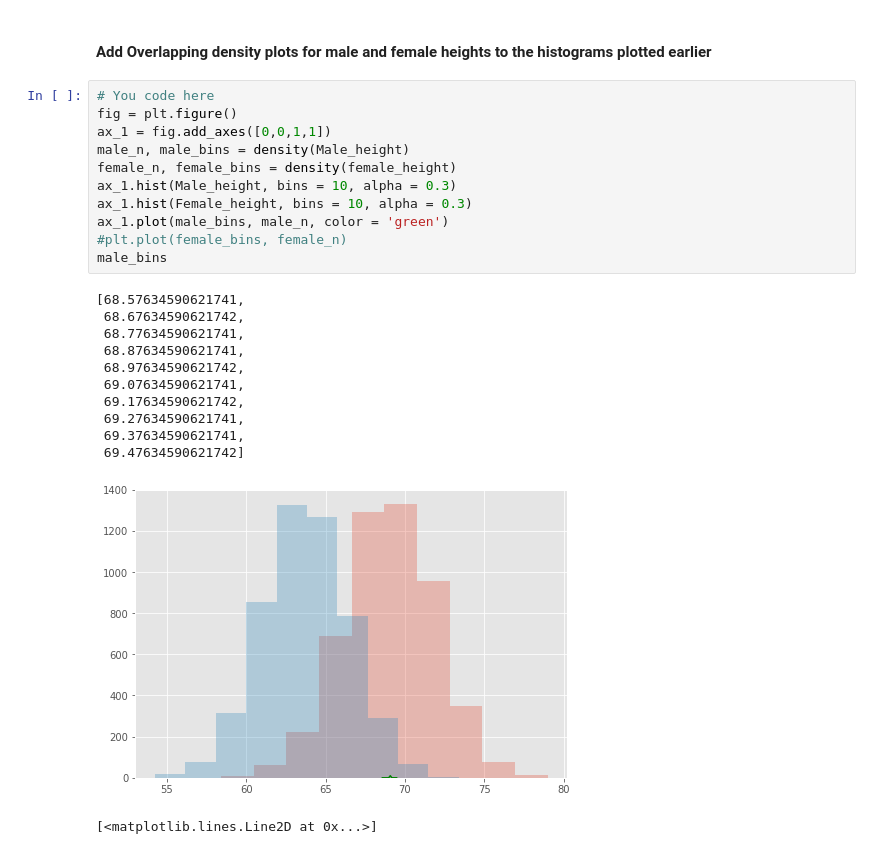
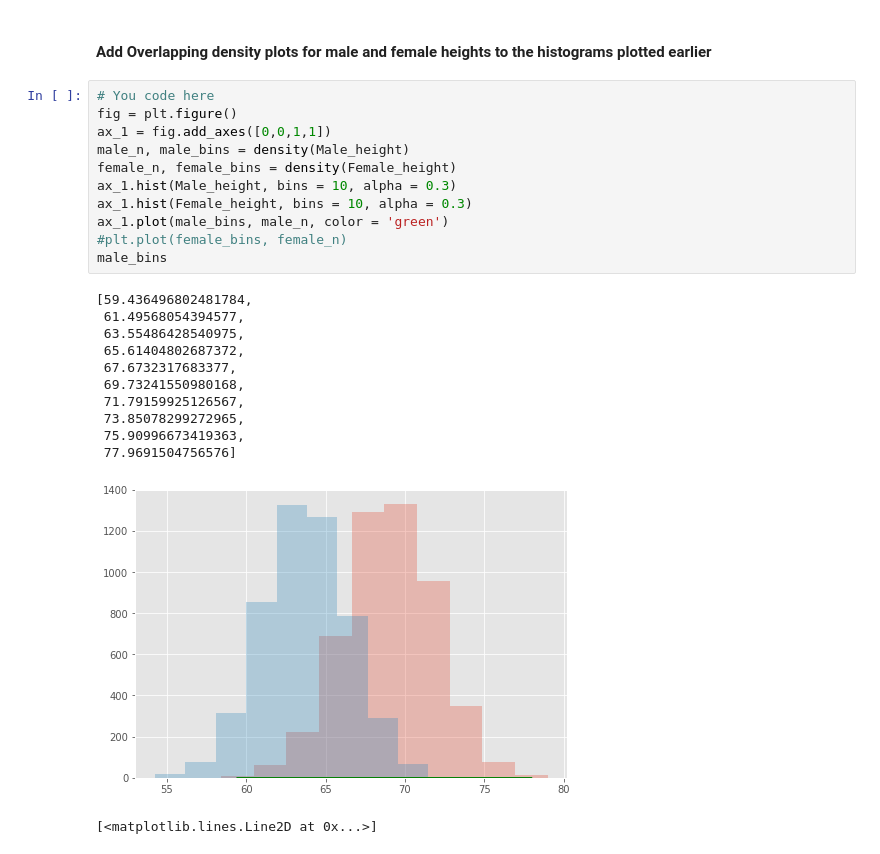
Before and after one commit to Gittekken/dsc-1-09-11-the-probability-density-function-lab-nyc-ds-career-012819, a Jupyter notebook: index.ipynb, the cells around one changed output. Saved outputs shown, nothing was run; the diff lists cells and outputs as text.

```diff
--- a/index.ipynb
+++ b/index.ipynb
@@ -102,26 +102,26 @@ plt.legend()
 # %%
 # You code here
 fig = plt.figure()
 ax_1 = fig.add_axes([0,0,1,1])
 male_n, male_bins = density(Male_height)
-female_n, female_bins = density(female_height)
+female_n, female_bins = density(Female_height)
 ax_1.hist(Male_height, bins = 10, alpha = 0.3)
 ax_1.hist(Female_height, bins = 10, alpha = 0.3)
 ax_1.plot(male_bins, male_n, color = 'green')
 #plt.plot(female_bins, female_n)
 male_bins
 # %% [output]
-[68.57634590621741,
- 68.67634590621742,
- 68.77634590621741,
- 68.87634590621741,
- 68.97634590621742,
- 69.07634590621741,
- 69.17634590621742,
- 69.27634590621741,
- 69.37634590621741,
- 69.47634590621742]
+[59.436496802481784,
+ 61.49568054394577,
+ 63.55486428540975,
+ 65.61404802687372,
+ 67.6732317683377,
+ 69.73241550980168,
+ 71.79159925126567,
+ 73.85078299272965,
+ 75.90996673419363,
+ 77.9691504756576]
-[figure, old version]
+[figure, new version]
 # %%
 # %% [output]
 [<matplotlib.lines.Line2D at 0x...>]
```
